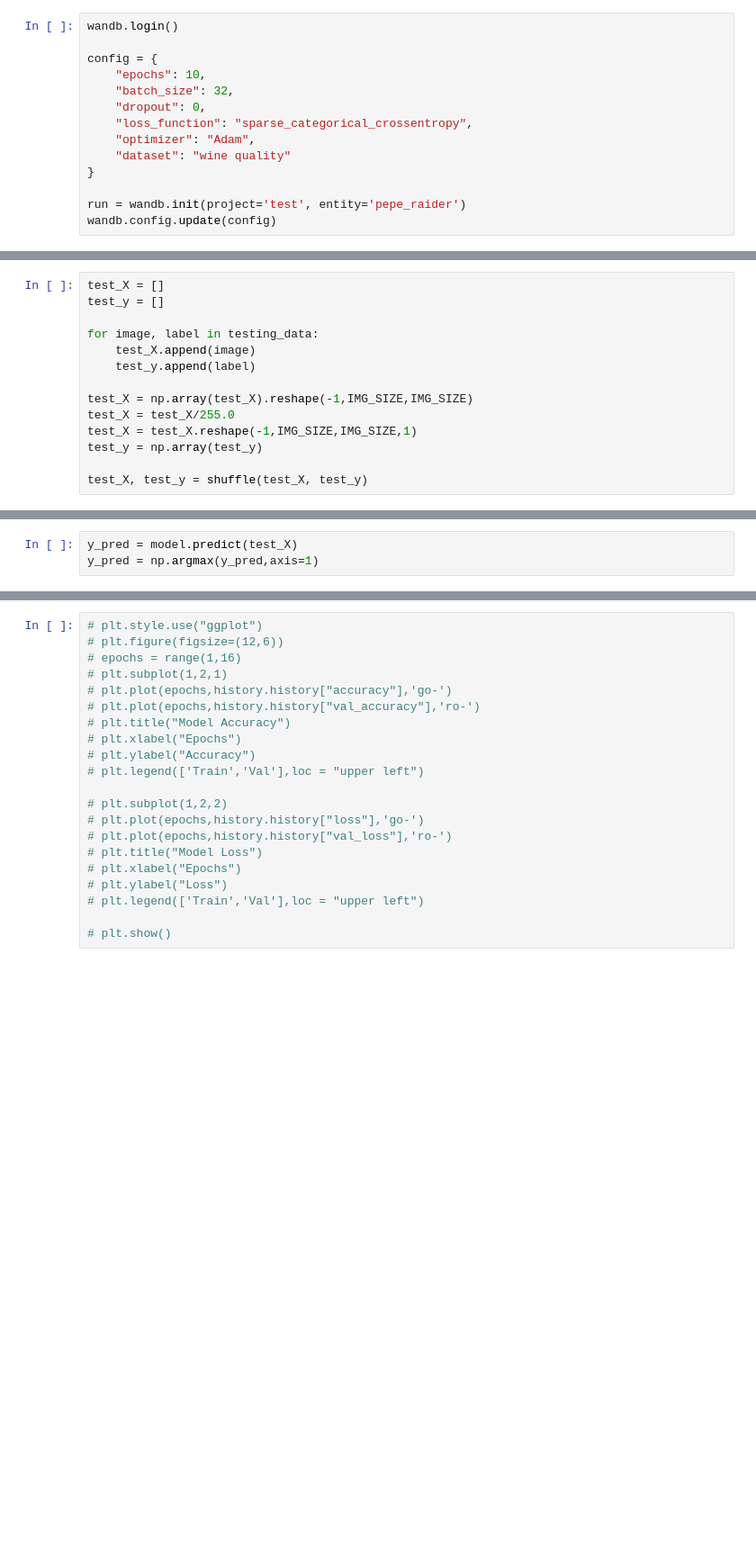
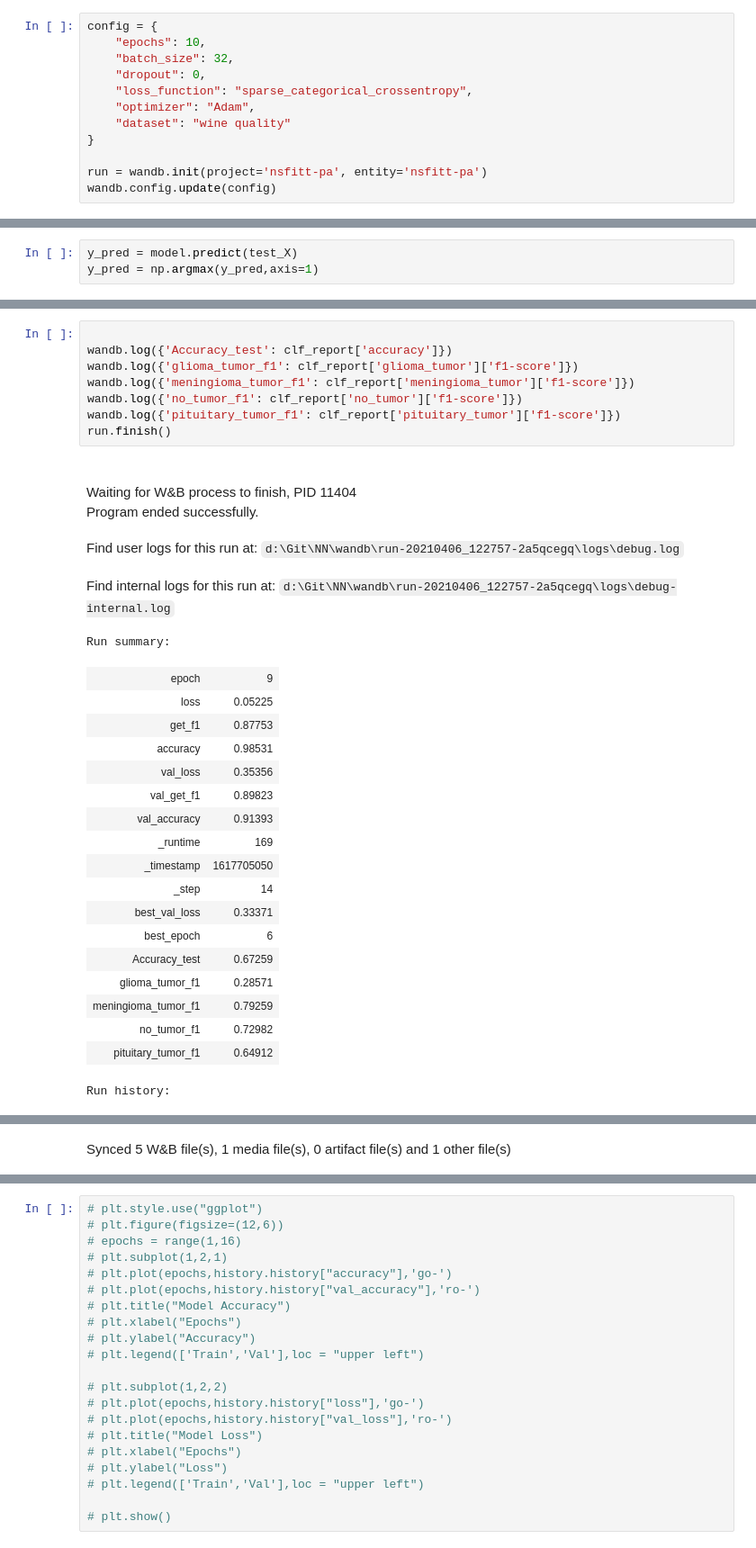
Before and after one commit to SakalikPeter/NN, a Jupyter notebook: train.ipynb, the cells around one changed output, grey strips where cells are left out. Shown at 90% size. Cells and saved outputs as stored; diff of their text form; blank space fills up the shorter version.

```diff
--- a/train.ipynb
+++ b/train.ipynb
@@ -57,6 +99,4 @@ for category in CATEGORIES:
 # %%
-wandb.login()
-
 config = {
     "epochs": 10,
     "batch_size": 32,
@@ -66,6 +106,6 @@ config = {
     "dataset": "wine quality"
 }
 
-run = wandb.init(project='test', entity='pepe_raider')
+run = wandb.init(project='nsfitt-pa', entity='nsfitt-pa')
 wandb.config.update(config)
 # %% [output]
@@ -79,14 +118,0 @@ Run data is saved locally in /home/peter/Documents/NN/NN/wandb/run-20210405_2015
-# %%
-test_X = []
-test_y = []
-
-for image, label in testing_data:
-    test_X.append(image)
-    test_y.append(label)
-
-test_X = np.array(test_X).reshape(-1,IMG_SIZE,IMG_SIZE)
-test_X = test_X/255.0
-test_X = test_X.reshape(-1,IMG_SIZE,IMG_SIZE,1)
-test_y = np.array(test_y)
-
-test_X, test_y = shuffle(test_X, test_y)
@@ -222,0 +189,32 @@ Synced decent-feather-2: https://wandb.ai/pepe_raider/test/runs/ww93m481
+# %%
+
+wandb.log({'Accuracy_test': clf_report['accuracy']})
+wandb.log({'glioma_tumor_f1': clf_report['glioma_tumor']['f1-score']})
+wandb.log({'meningioma_tumor_f1': clf_report['meningioma_tumor']['f1-score']})
+wandb.log({'no_tumor_f1': clf_report['no_tumor']['f1-score']})
+wandb.log({'pituitary_tumor_f1': clf_report['pituitary_tumor']['f1-score']})
+run.finish()
+# %% [output]
+Waiting for W&B process to finish, PID 11404
+Program ended successfully.
+Find user logs for this run at: d:\Git\NN\wandb\run-20210406_122757-2a5qcegq\logs\debug.log
+Find internal logs for this run at: d:\Git\NN\wandb\run-20210406_122757-2a5qcegq\logs\debug-internal.log
+Run summary:
+| epoch | 9 |
+| loss | 0.05225 |
+| get_f1 | 0.87753 |
+| accuracy | 0.98531 |
+| val_loss | 0.35356 |
+| val_get_f1 | 0.89823 |
+| val_accuracy | 0.91393 |
+| _runtime | 169 |
+| _timestamp | 1617705050 |
+| _step | 14 |
+| best_val_loss | 0.33371 |
+| best_epoch | 6 |
+| Accuracy_test | 0.67259 |
+| glioma_tumor_f1 | 0.28571 |
+| meningioma_tumor_f1 | 0.79259 |
+| no_tumor_f1 | 0.72982 |
+| pituitary_tumor_f1 | 0.64912 |
+Run history:
@@ -222,0 +236 @@ Synced decent-feather-2: https://wandb.ai/pepe_raider/test/runs/ww93m481
+Synced 5 W&B file(s), 1 media file(s), 0 artifact file(s) and 1 other file(s)
```
Also changed, not shown: parts of 15 cells of this notebook.
